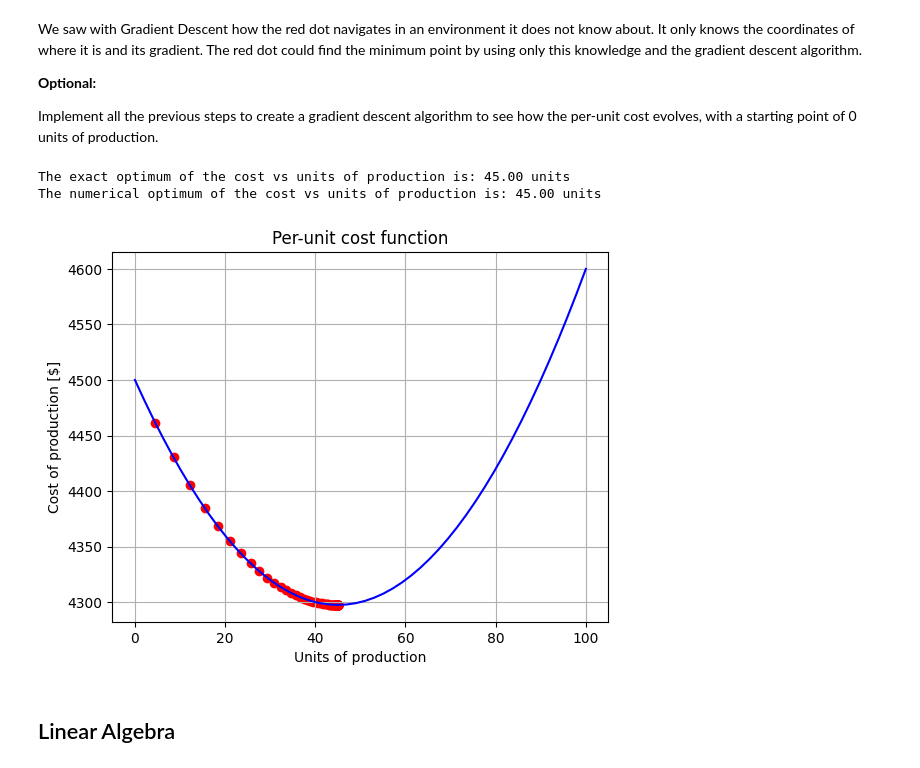
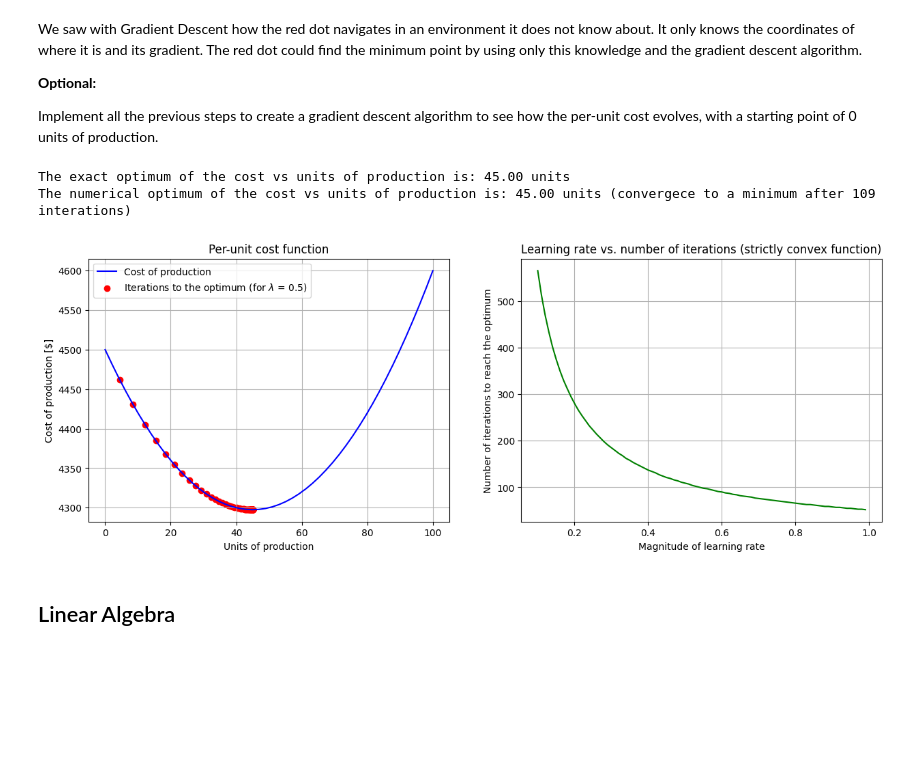
Before and after one commit to csmb20/calculus-and-algebra-problems-with-python, a Jupyter notebook: notebook/problems.ipynb, the cells around one changed output. Drawn from its saved outputs; the diff is of its cells as text; code cells hidden in the pictures; blank space fills up the shorter version.

```diff
--- a/notebook/problems.ipynb
+++ b/notebook/problems.ipynb
@@ -319,41 +319,61 @@ def steepDescent(l,df,xN): # Inputs: f = function, l = learning rate, df = deriv
     ## The next step in the gradient descent is computed recursively
     df      = sp.lambdify(xsym,df,"numpy")
     xpoints = []
+    counter = 0
     while abs(df(xN)) > 1e-4:
-        xN -= 0.5*df(xN) # Step prediction in the steepest descent direction (here the learning rate is constant but can be made adaptive)
+        xN -= l*df(xN) # Step prediction in the steepest descent direction (here the learning rate is constant but can be made adaptive)
         xpoints.append(xN)
-    return xpoints
+        counter += 1
+    return xpoints, counter
 
 # Compute numerical minimum
-minF_numeric = steepDescent(0.5,df,0) # Learning rate of 0.5 (since f is uniformly convex the learning rate does not have to be to small because the function has a unique global minimum)
-                                      # df is the gradient of f(x), which is defined symbolically
-                                      # 0 is the initial number of units of production
+[minF_numeric,counter] = steepDescent(0.5,df,0) # Learning rate of 0.5 (since f is strictly convex the learning rate does not have to be
+                                                # too small because the function has a unique global minimum)
+                                                # df is the gradient of f(x), which is defined symbolically
+                                                # 0 is the initial number of units of production
 
 minF_numeric = np.array(minF_numeric)
-print(f'The numerical optimum of the cost vs units of production is: {minF_numeric[-1]:0.2f} units')
+print(f'The numerical optimum of the cost vs units of production is: {minF_numeric[-1]:0.2f} units (convergece to a minimum after {counter} interations)')
 # %% [output]
 The exact optimum of the cost vs units of production is: 45.00 units
-The numerical optimum of the cost vs units of production is: 45.00 units
+The numerical optimum of the cost vs units of production is: 45.00 units (convergece to a minimum after 109 interations)
 # %%
 # Define domain of x
 x = np.linspace(0,100,endpoint=True)
 
 # Function
 f      = 0.1*(x**2) - 9*x + 4500
 f_eval = sp.lambdify(xsym, fsym, 'numpy')
 
 # Plot curve and all points
-fig, ax = plt.subplots()
-ax.plot(x,f,color='blue',markersize=2)
-ax.scatter(minF_numeric,f_eval(minF_numeric),c='red',marker='o')
-ax.set_xlabel('Units of production')
-ax.set_ylabel('Cost of production [$]')
-ax.set_title('Per-unit cost function')
-plt.grid()
+fig, (ax0,ax1) = plt.subplots(nrows=1,ncols=2,figsize=(15,5))
+ax0.plot(x,f,color='blue',markersize=2,label='Cost of production')
+ax0.scatter(minF_numeric,f_eval(minF_numeric),c='red',marker='o',label='Iterations to the optimum (for $\lambda$ = 0.5)')
+ax0.set_xlabel('Units of production')
+ax0.set_ylabel('Cost of production [$]')
+ax0.set_title('Per-unit cost function')
+ax0.legend()
+ax0.grid()
+
+plt.tight_layout
+
+# Convergence analysis
+
+c = []
+for lr in np.arange(0.1,1,0.01):
+    [_,counter] = steepDescent(lr,df,0)
+    c.append(counter)
+
+lr = np.arange(0.1,1,0.01)
+ax1.plot(lr,c,color='green',markersize=2)
+ax1.set_xlabel('Magnitude of learning rate')
+ax1.set_ylabel('Number of iterations to reach the optimum')
+ax1.set_title('Learning rate vs. number of iterations (strictly convex function)')
+ax1.grid()
 plt.tight_layout
 plt.show()
 # %% [output]
-[figure, old version]
+[figure, new version]
 # %% [markdown]
 ## Linear Algebra
 # %% [markdown]
```
Also changed, not shown: parts of 5 cells of this notebook.
